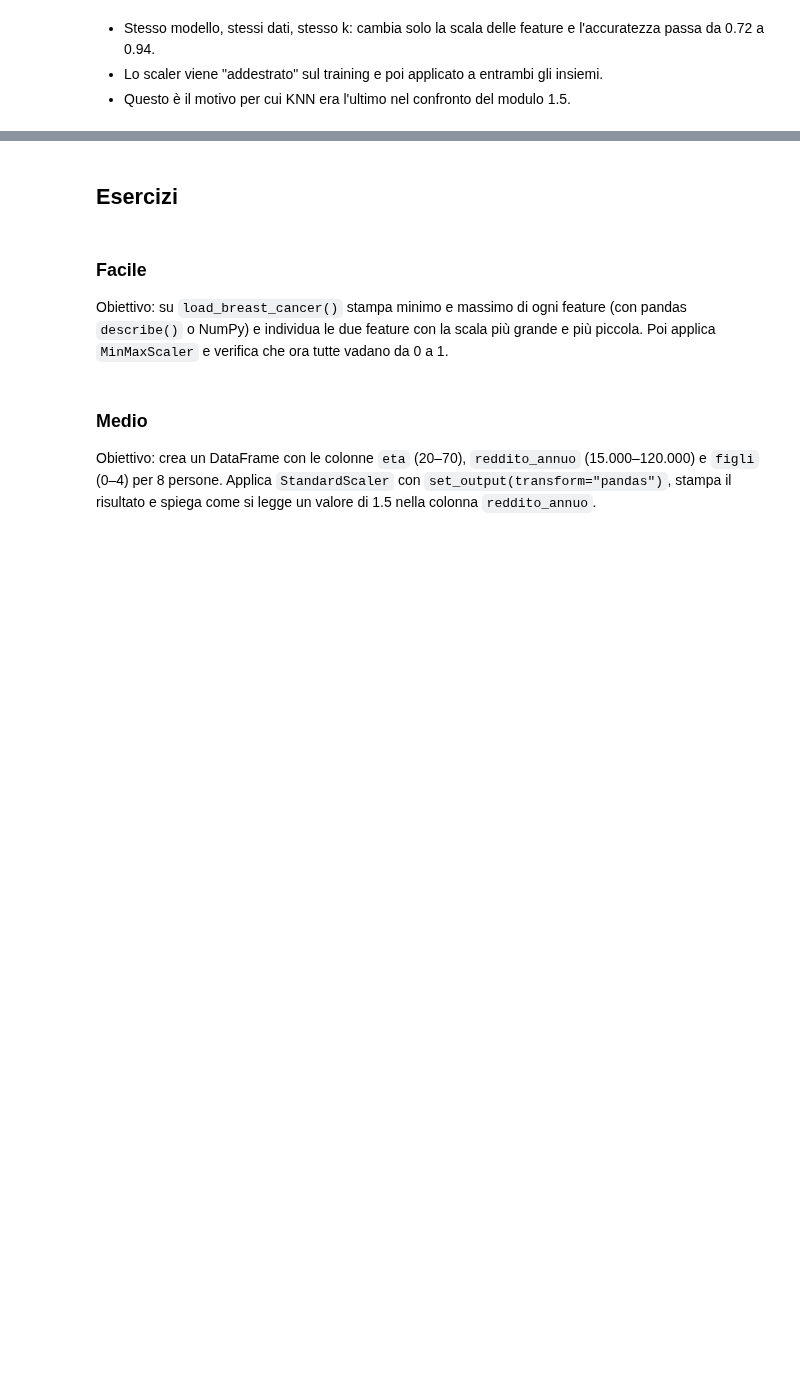
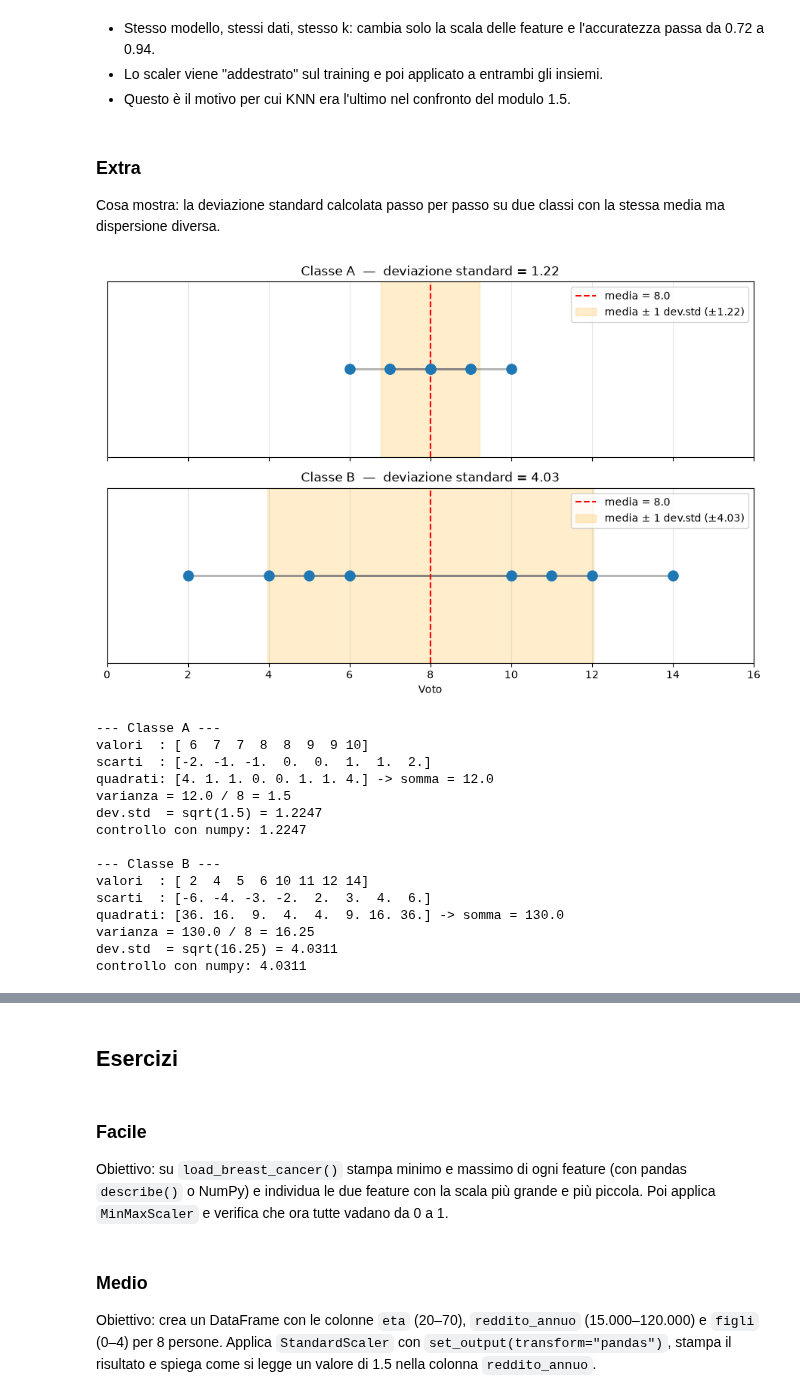
Before and after one commit to MaSTERmIKK/Aula_PythonAi_Ottobre, a Jupyter notebook: CorsoIt/14_Lunedi_26/giorno-2-preprocessing-metriche.ipynb, the cells around one changed output, grey strips where cells are left out. Drawn from its saved outputs; the diff is of its cells as text; code cells hidden in the pictures; blank space fills up the shorter version.

```diff
--- a/CorsoIt/14_Lunedi_26/giorno-2-preprocessing-metriche.ipynb
+++ b/CorsoIt/14_Lunedi_26/giorno-2-preprocessing-metriche.ipynb
@@ -132,3 +176,71 @@ print("Con scaling:  ", round(knn_s.score(X_test_s, y_test), 2))   # 0.94
 - Stesso modello, stessi dati, stesso k: cambia solo la scala delle feature e l'accuratezza passa da 0.72 a 0.94.
 - Lo scaler viene "addestrato" sul training e poi applicato a entrambi gli insiemi.
 - Questo è il motivo per cui KNN era l'ultimo nel confronto del modulo 1.5.
+# %% [markdown]
+### Extra
+Cosa mostra: la deviazione standard calcolata passo per passo su due classi con la stessa media ma dispersione diversa.
+# %%
+import numpy as np
+import matplotlib.pyplot as plt
+
+classe_A = np.array([6, 7, 7, 8, 8, 9, 9, 10])
+classe_B = np.array([2, 4, 5, 6, 10, 11, 12, 14])
+
+def passi_std(dati):
+    media = dati.mean()
+    scarti = dati - media              # 1. scarto dalla media
+    quadrati = scarti ** 2             # 2. al quadrato
+    varianza = quadrati.mean()         # 3. media dei quadrati
+    dev_std = np.sqrt(varianza)        # 4. radice quadrata
+    return media, scarti, quadrati, varianza, dev_std
+
+def disegna(ax, dati, nome):
+    media, _, _, _, dev = passi_std(dati)
+    # segmento grigio = scarto di ogni valore rispetto alla media
+    for v in dati:
+        ax.plot([media, v], [0, 0], color='gray', lw=2, alpha=.6)
+    ax.scatter(dati, np.zeros(len(dati)), s=90, color='tab:blue', zorder=3)
+    ax.axvline(media, color='red', ls='--', label=f'media = {media:.1f}')
+    # fascia arancione = media ± 1 deviazione standard
+    ax.axvspan(media - dev, media + dev, color='orange', alpha=.2,
+               label=f'media ± 1 dev.std (±{dev:.2f})')
+    ax.set_title(f'{nome}  —  deviazione standard = {dev:.2f}')
+    ax.set_yticks([])
+    ax.set_xlim(0, 16)
+    ax.grid(axis='x', alpha=.3)
+    ax.legend(loc='upper right')
+
+fig, axes = plt.subplots(2, 1, figsize=(9, 6), sharex=True)
+disegna(axes[0], classe_A, 'Classe A')
+disegna(axes[1], classe_B, 'Classe B')
+axes[1].set_xlabel('Voto')
+plt.tight_layout()
+plt.show()
+
+# Calcolo passo per passo, da far vedere agli studenti
+for nome, dati in [('A', classe_A), ('B', classe_B)]:
+    media, scarti, quadrati, var, dev = passi_std(dati)
+    print(f'\n--- Classe {nome} ---')
+    print('valori  :', dati)
+    print('scarti  :', scarti)
+    print('quadrati:', quadrati, '-> somma =', quadrati.sum())
+    print(f'varianza = {quadrati.sum()} / {len(dati)} = {var}')
+    print(f'dev.std  = sqrt({var}) = {dev:.4f}')
+    print('controllo con numpy:', round(dati.std(), 4))
+# %% [output]
+[figure, added]
+--- Classe A ---
+valori  : [ 6  7  7  8  8  9  9 10]
+scarti  : [-2. -1. -1.  0.  0.  1.  1.  2.]
+quadrati: [4. 1. 1. 0. 0. 1. 1. 4.] -> somma = 12.0
+varianza = 12.0 / 8 = 1.5
+dev.std  = sqrt(1.5) = 1.2247
+controllo con numpy: 1.2247
+
+--- Classe B ---
+valori  : [ 2  4  5  6 10 11 12 14]
+scarti  : [-6. -4. -3. -2.  2.  3.  4.  6.]
+quadrati: [36. 16.  9.  4.  4.  9. 16. 36.] -> somma = 130.0
+varianza = 130.0 / 8 = 16.25
+dev.std  = sqrt(16.25) = 4.0311
+controllo con numpy: 4.0311
```
Also changed, not shown: parts of 4 cells of this notebook, 2 other files.
